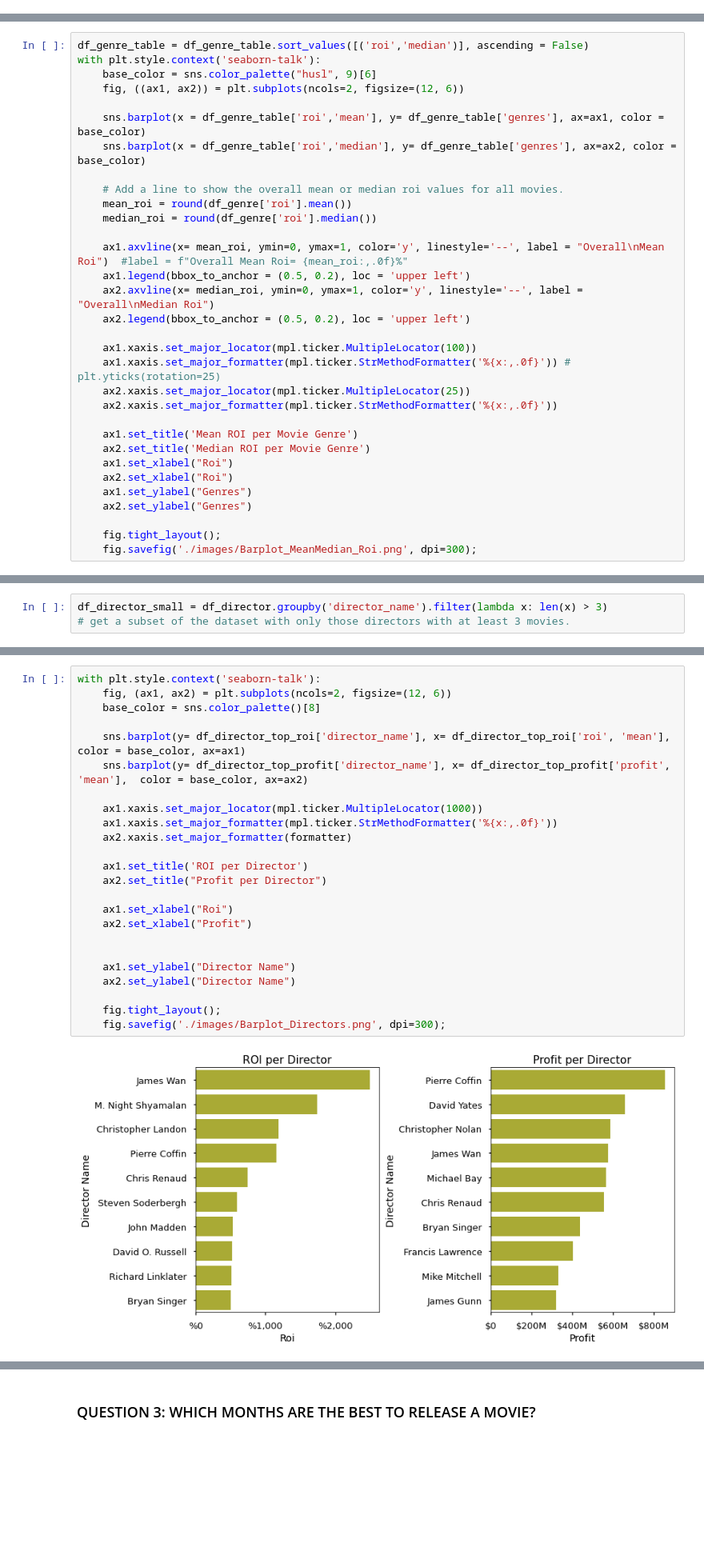
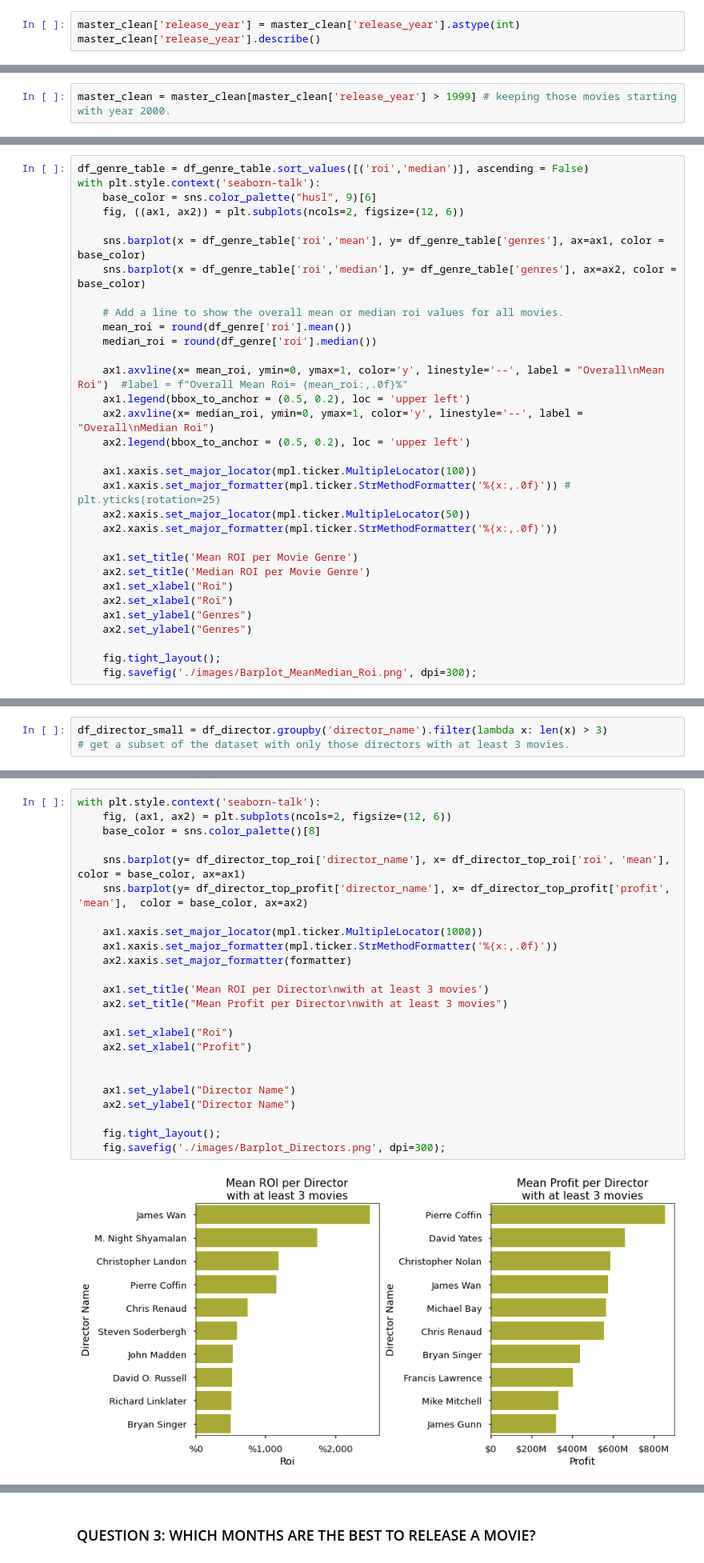
Before and after one commit to erdemiraysu/Exploratory-Movie-Analyses, a Jupyter notebook: MovieProject_Notebook.ipynb, the cells around one changed output, grey strips where cells are left out. Shown at 80% size. Drawn from its saved outputs; the diff is of its cells as text; blank space fills up the shorter version.

```diff
--- a/MovieProject_Notebook.ipynb
+++ b/MovieProject_Notebook.ipynb
@@ -736,3 +736,6 @@ memory usage: 491.2+ KB
 master_clean = master.copy()
 # %%
 master_clean.drop(['movie', 'person_id', 'start_year'], axis=1, inplace=True)
+# %%
+master_clean['release_year'] = master_clean['release_year'].astype(int)
+master_clean['release_year'].describe()
@@ -739,3 +763,5 @@ master_clean.drop(['movie', 'person_id', 'start_year'], axis=1, inplace=True)
+# %%
+master_clean = master_clean[master_clean['release_year'] > 1999] # keeping those movies starting with year 2000.
 # %%
 master_clean.info()
 # %% [output]
@@ -1259,7 +1285,7 @@ with plt.style.context('seaborn-talk'):
 
     ax1.xaxis.set_major_locator(mpl.ticker.MultipleLocator(100))
     ax1.xaxis.set_major_formatter(mpl.ticker.StrMethodFormatter('%{x:,.0f}')) # plt.yticks(rotation=25)
-    ax2.xaxis.set_major_locator(mpl.ticker.MultipleLocator(25))
+    ax2.xaxis.set_major_locator(mpl.ticker.MultipleLocator(50))
     ax2.xaxis.set_major_formatter(mpl.ticker.StrMethodFormatter('%{x:,.0f}'))
 
     ax1.set_title('Mean ROI per Movie Genre')
@@ -1710,29 +1784,29 @@ df_director_top_profit.head()
 # %%
 with plt.style.context('seaborn-talk'):
     fig, (ax1, ax2) = plt.subplots(ncols=2, figsize=(12, 6))
     base_color = sns.color_palette()[8]
 
     sns.barplot(y= df_director_top_roi['director_name'], x= df_director_top_roi['roi', 'mean'], color = base_color, ax=ax1)
     sns.barplot(y= df_director_top_profit['director_name'], x= df_director_top_profit['profit', 'mean'],  color = base_color, ax=ax2)
 
     ax1.xaxis.set_major_locator(mpl.ticker.MultipleLocator(1000))
     ax1.xaxis.set_major_formatter(mpl.ticker.StrMethodFormatter('%{x:,.0f}'))
     ax2.xaxis.set_major_formatter(formatter)
 
-    ax1.set_title('ROI per Director')
-    ax2.set_title("Profit per Director")
+    ax1.set_title('Mean ROI per Director\nwith at least 3 movies')
+    ax2.set_title("Mean Profit per Director\nwith at least 3 movies")
 
     ax1.set_xlabel("Roi")
     ax2.set_xlabel("Profit")
 
 
     ax1.set_ylabel("Director Name")
     ax2.set_ylabel("Director Name")
 
     fig.tight_layout();
     fig.savefig('./images/Barplot_Directors.png', dpi=300);
 # %% [output]
-[figure, old version]
+[figure, new version]
 # %%
 def commonnames(list1, list2):
     commonlist = []
```
Also changed, not shown: parts of 56 cells of this notebook.
